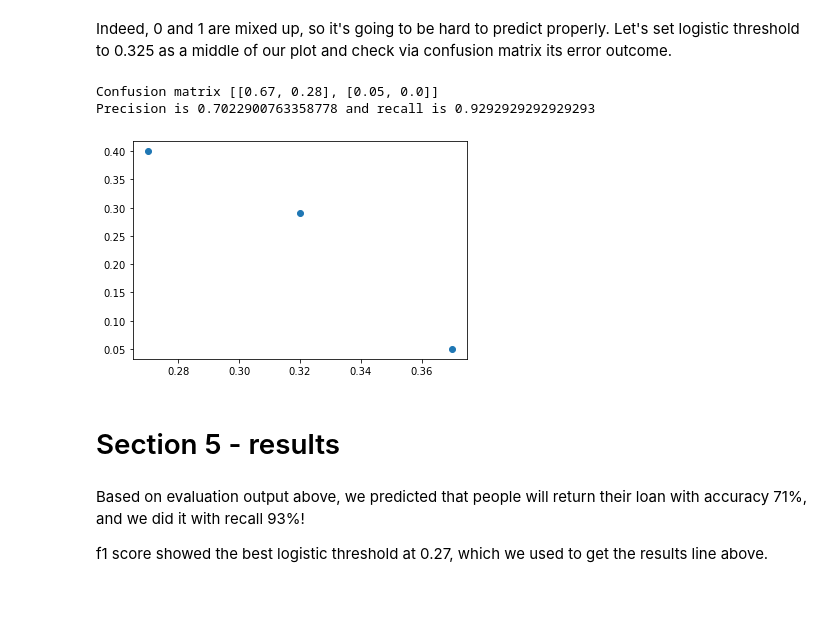
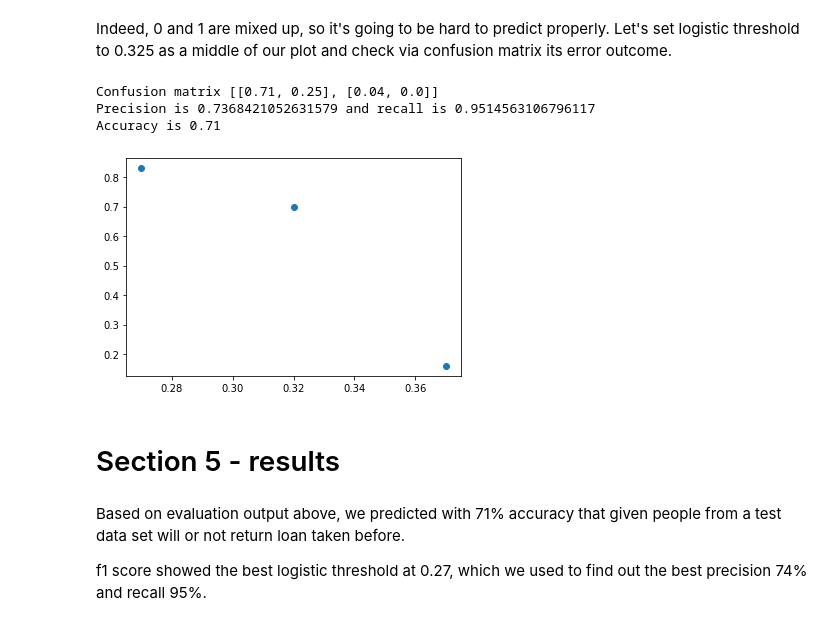
Before and after one commit to kotsky/ai-dev, a Jupyter notebook: logistic_regression_workflow.ipynb, the cells around one changed output. Saved outputs shown, nothing was run; the diff lists cells and outputs as text; code cells hidden in the pictures; blank space fills up the shorter version.

Commit message:
KNN upload and results update

```diff
--- a/logistic_regression_workflow.ipynb
+++ b/logistic_regression_workflow.ipynb
@@ -179,38 +179,41 @@ plt.show()
 Indeed, 0 and 1 are mixed up, so it's going to be hard to predict properly. Let's set logistic threshold to 0.325 as a middle of our plot and check via confusion matrix its error outcome.
 # %%
 model_1.logistic_threshold = 0.27
-matrix, precision, recall = model_1.evaluation(testing_data, metric="confusion_matrix")
+cm, precision, recall = model_1.evaluation(testing_data, metric="confusion_matrix")
+accuracy = (cm[0][0] + cm[1][1]) / (cm[0][0] + cm[1][1] + cm[0][1] + cm[1][0])
 # %%
 print("Confusion matrix {}".format(matrix))
 print("Precision is {} and recall is {}".format(precision, recall))
+print("Accuracy is", accuracy)
 # %% [output]
-Confusion matrix [[0.67, 0.28], [0.05, 0.0]]
-Precision is 0.7022900763358778 and recall is 0.9292929292929293
+Confusion matrix [[0.71, 0.25], [0.04, 0.0]]
+Precision is 0.7368421052631579 and recall is 0.9514563106796117
+Accuracy is 0.71
 # %%
 def f1_score(precision, recall):
-    return round((precision * recall / (precision + recall)), 2)
+    return round((2 * precision * recall / (precision + recall)), 2)
 
 start = 0.27
 step = 0.05
 end = 0.38
 
 axis_x = []
 axis_y = []
 
 while end > start:
     model_1.logistic_threshold = start
     matrix, precision, recall = model_1.evaluation(testing_data, metric="confusion_matrix")
     axis_x.append(start)
     start += step
     axis_y.append(f1_score(precision, recall))
 
 plt.scatter(axis_x, axis_y)
 plt.show()
 # %% [output]
-[figure, old version]
+[figure, new version]
 # %% [markdown]
 # Section 5<a id='id_5'></a> - results
 # %% [markdown]
-Based on evaluation output above, we predicted that people will return their loan with accuracy 71%, and we did it with recall 93%!
+Based on evaluation output above, we predicted with 71% accuracy that given people from a test data set will or not return loan taken before.
 
-f1 score showed the best logistic threshold at 0.27, which we used to get the results line above.
+f1 score showed the best logistic threshold at 0.27, which we used to find out the best precision 74% and recall 95%.
```
Also changed, not shown: parts of 3 cells of this notebook, 6 other files.
